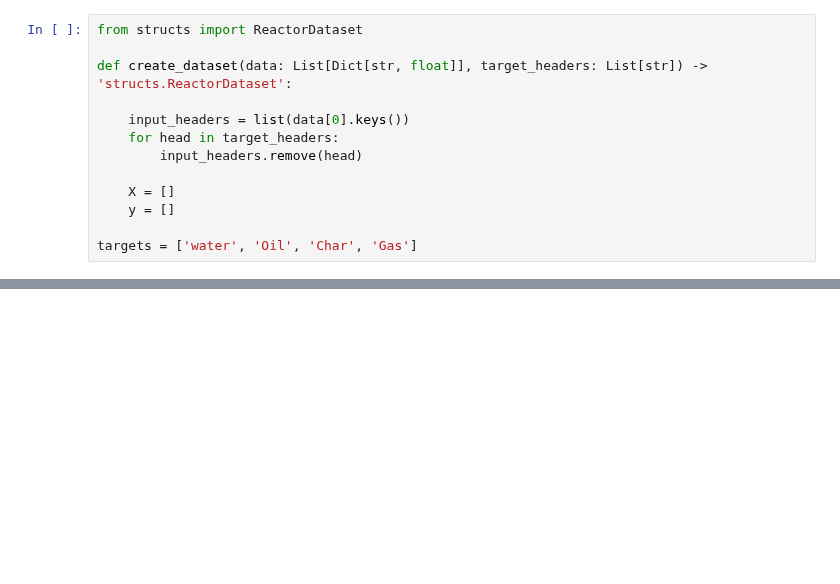
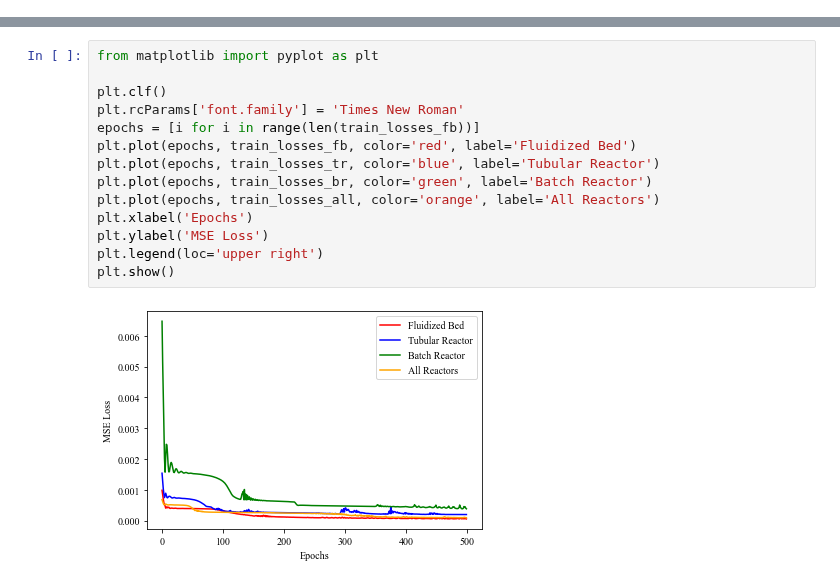
Before and after one commit to ECRL/publication_procedures, a Jupyter notebook: product_yields/predict_phase_yields.ipynb, the cells around one changed output, grey strips where cells are left out. Saved outputs shown, nothing was run; the diff lists cells and outputs as text; blank space fills up the shorter version.

```diff
--- a/product_yields/predict_phase_yields.ipynb
+++ b/product_yields/predict_phase_yields.ipynb
@@ -46,13 +45,0 @@ print(len(data_fb), len(data_tr), len(data_br))
-# %%
-from structs import ReactorDataset
-
-def create_dataset(data: List[Dict[str, float]], target_headers: List[str]) -> 'structs.ReactorDataset':
-
-    input_headers = list(data[0].keys())
-    for head in target_headers:
-        input_headers.remove(head)
-
-    X = []
-    y = []
-
-targets = ['water', 'Oil', 'Char', 'Gas']
@@ -58,0 +165,16 @@ targets = ['water', 'Oil', 'Char', 'Gas']
+# %%
+from matplotlib import pyplot as plt
+
+plt.clf()
+plt.rcParams['font.family'] = 'Times New Roman'
+epochs = [i for i in range(len(train_losses_fb))]
+plt.plot(epochs, train_losses_fb, color='red', label='Fluidized Bed')
+plt.plot(epochs, train_losses_tr, color='blue', label='Tubular Reactor')
+plt.plot(epochs, train_losses_br, color='green', label='Batch Reactor')
+plt.plot(epochs, train_losses_all, color='orange', label='All Reactors')
+plt.xlabel('Epochs')
+plt.ylabel('MSE Loss')
+plt.legend(loc='upper right')
+plt.show()
+# %% [output]
+[figure, added]
```
Also changed, not shown: parts of 4 cells of this notebook, 5 other files.
